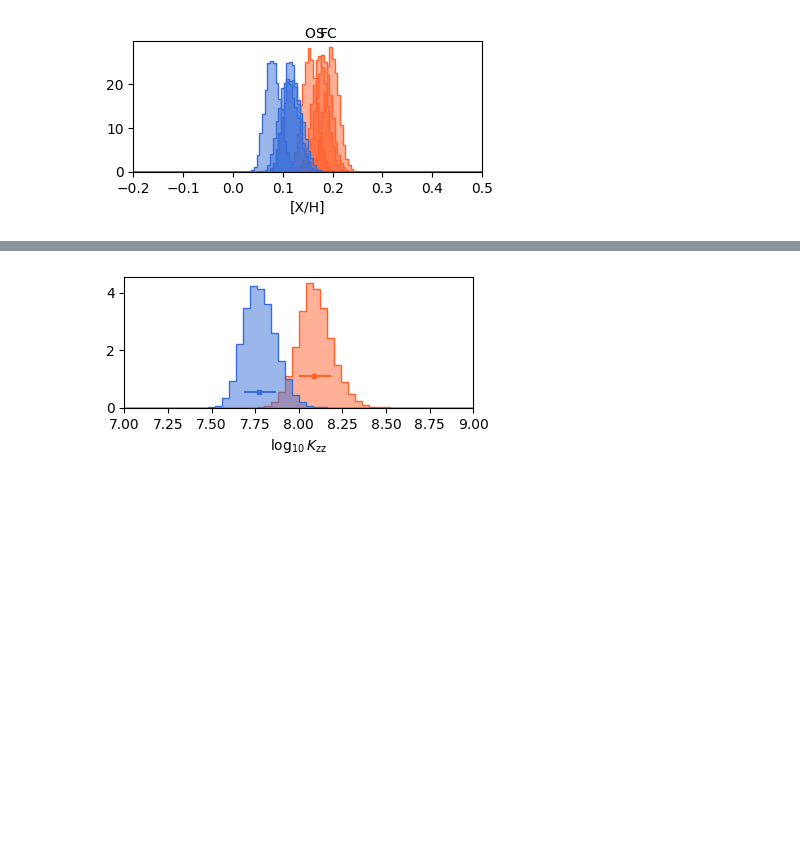
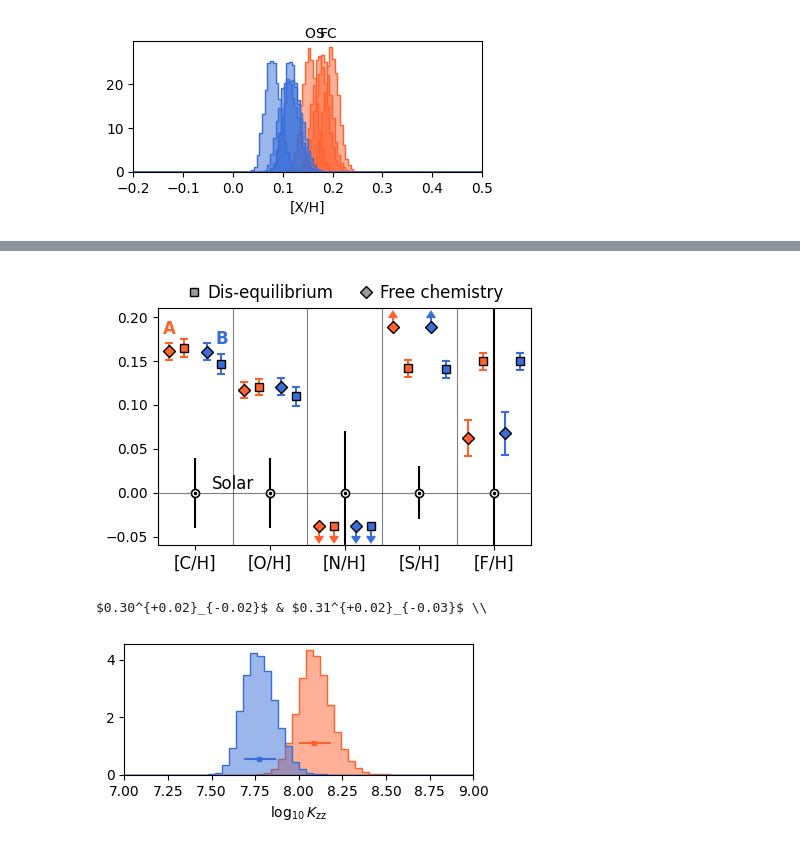
Before and after one commit to samderegt/retrieval_base, a Jupyter notebook: Luhman_16/figures/plot_K_band_chem_ratios.ipynb, the cells around one changed output, grey strips where cells are left out. Cells and saved outputs as stored; diff of their text form; code cells hidden in the pictures; blank space fills up the shorter version.

```diff
--- a/Luhman_16/figures/plot_K_band_chem_ratios.ipynb
+++ b/Luhman_16/figures/plot_K_band_chem_ratios.ipynb
@@ -1012,3 +1114,78 @@ plt.show()
+# %%
+def plot_metallicity(ax, x, abs_abund, log_g_norm_factor, species, fmt='s', ms=6, mec='k', color=color_A, zorder=10, elinewidth=1.5, capsize=3, capthick=1.5, **kwargs):
+
+    for x_i, species_i in zip(x, species):
+        if species_i not in abs_abund:
+            continue
+        post = np.log10(10**abs_abund[species_i]*log_g_norm_factor)
+        y = np.median(post)
+        yerr = np.std(post)
+        if y > ax.get_ylim()[1] or y < ax.get_ylim()[0]:
+            yerr = 0.04
+            if y < ax.get_ylim()[0]:
+                y = 0.08; uplims = True; lolims = False
+            else:
+                y = 0.92; lolims = True; uplims = False
+            ax.errorbar(
+                x_i, y, yerr=yerr, transform=ax.get_xaxis_transform(),
+                lolims=lolims, uplims=uplims,
+                fmt=fmt, ms=ms, mec=mec, color=color, zorder=zorder, elinewidth=elinewidth,
+                capsize=capsize, capthick=capthick, **kwargs
+            )
+            continue
+
+        ax.errorbar(
+            x_i, y, yerr=np.std(post), fmt=fmt, ms=ms, mec=mec,
+            color=color, zorder=zorder, elinewidth=elinewidth, capsize=capsize,
+            capthick=capthick, **kwargs
+        )
+
+x = np.arange(0.5,5.0,1.0)
+species = ['C/H', 'O/H', 'N/H', 'S/H', 'F/H']
+yerr = [0.04, 0.04, 0.07, 0.03, 0.25]
+
+fig, ax = plt.subplots(figsize=(4.5,3.0))
+# ax.set(xlim=(0.,5.), ylim=(-0.06,0.21), xticks=x)
+ax.set(xlim=(0.,5.), ylim=(-0.06,0.21), xticks=x)
+
+plot_metallicity(ax, x-0.25-0.1, abs_abund_A, log_g_norm_factor_A, species=species, color=color_A, fmt='D')
+plot_metallicity(ax, x+0.25-0.1, abs_abund_B, log_g_norm_factor_B, species=species, color=color_B, fmt='D')
+
+abs_abund_A_eq['Fe/H'] = FeH_A_eq
+abs_abund_B_eq['Fe/H'] = FeH_B_eq
+plot_metallicity(ax, x-0.25+0.1, abs_abund_A_eq, log_g_norm_factor_A_eq, species=species, color=color_A)
+plot_metallicity(ax, x+0.25+0.1, abs_abund_B_eq, log_g_norm_factor_B_eq, species=species, color=color_B)
+
+ax.plot(np.nan, np.nan, marker='s', ms=6, mec='k', color='0.6', label='Dis-equilibrium')
+ax.plot(np.nan, np.nan, marker='D', ms=6, mec='k', color='0.6', label='Free chemistry')
+ax.legend(
+    loc='lower center', bbox_to_anchor=(0.51,1.0), handlelength=0., frameon=False, borderaxespad=0., prop={'size':12}, ncols=2,
+)
+
+ax.annotate('A', xy=(x[0]-0.25-0.1,0.187), fontsize=12, color=color_A, fontweight='bold', ha='center', va='center')
+ax.annotate('B', xy=(x[0]+0.25+0.1,0.175), fontsize=12, color=color_B, fontweight='bold', ha='center', va='center')
+
+ax.annotate('Solar', xy=(1,0.), ha='center', va='bottom', fontsize=12, color='k')
+ax.axhline(0., color='k', lw=0.8, ls='-', alpha=0.5, zorder=-20)
+for x_i, species_i, yerr_i in zip(x, species, yerr):
+    if species_i not in abs_abund_A:
+        continue
+    ax.errorbar(x_i, 0., yerr=yerr_i, lw=1.5, ms=5, capsize=0, c='k')
+    add_odot(ax, x_i, 0., color='k', ms=6, mec='w', transform=ax.transData)
+
+    ax.axvline(x_i-0.5, color='k', lw=0.8, alpha=0.5, zorder=-20)
+
+ax.set_xticklabels([f'[{species_i}]' for species_i in species], fontsize=12)
+# ax.set_ylabel(r'$\mathrm{[X/H]}$', fontsize=12)
+plt.subplots_adjust(left=0.14, bottom=0.11, top=0.90, right=0.97)
+plt.savefig('./plots/K_band_abs_abund.pdf')
+plt.show()
+# %% [output]
+[figure, added]
+# %%
+result_utils.latex_format(np.log10(10**abs_abund_A['S/H']*log_g_norm_factor_A), np.log10(10**abs_abund_B['S/H']*log_g_norm_factor_B), decimals=2)
+# %% [output]
+$0.30^{+0.02}_{-0.02}$ & $0.31^{+0.02}_{-0.03}$ \\
 # %%
 log_Kzz_A_eq = A_eq.posterior[:,A_eq.ParamTable.get('log_Kzz_chem', key='idx_free')]
 log_Kzz_B_eq = B_eq.posterior[:,B_eq.ParamTable.get('log_Kzz_chem', key='idx_free')]
```
Also changed, not shown: parts of 15 cells of this notebook, 2 other files.
